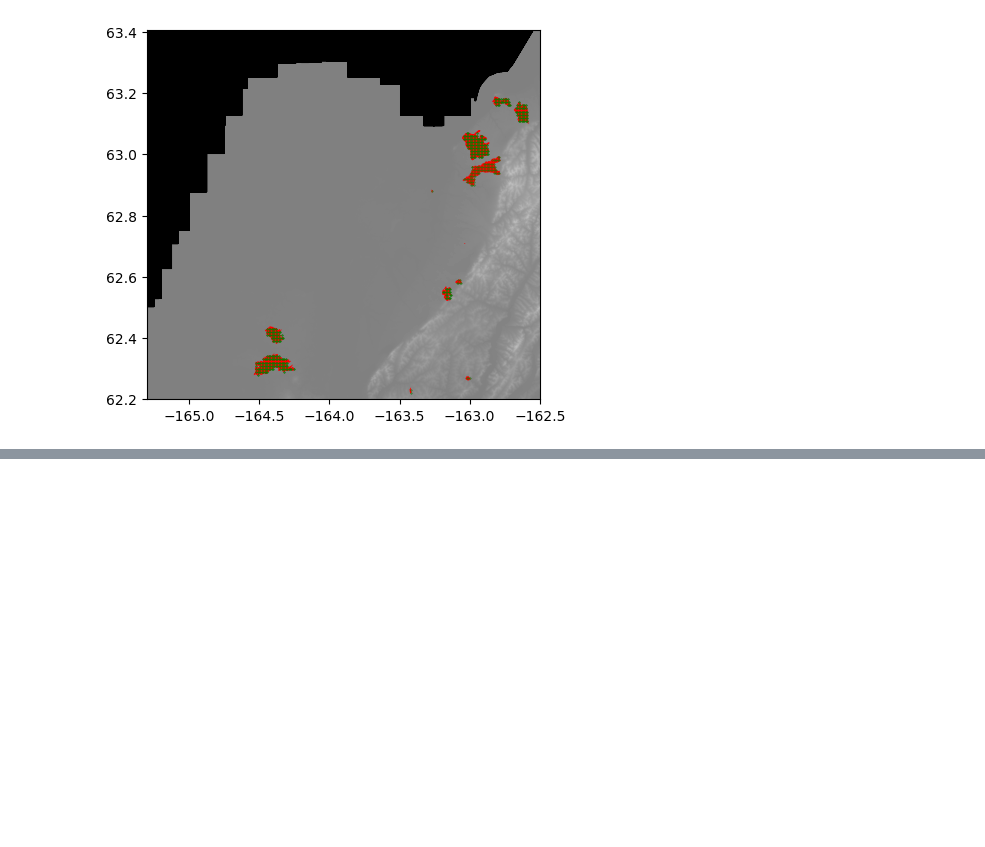
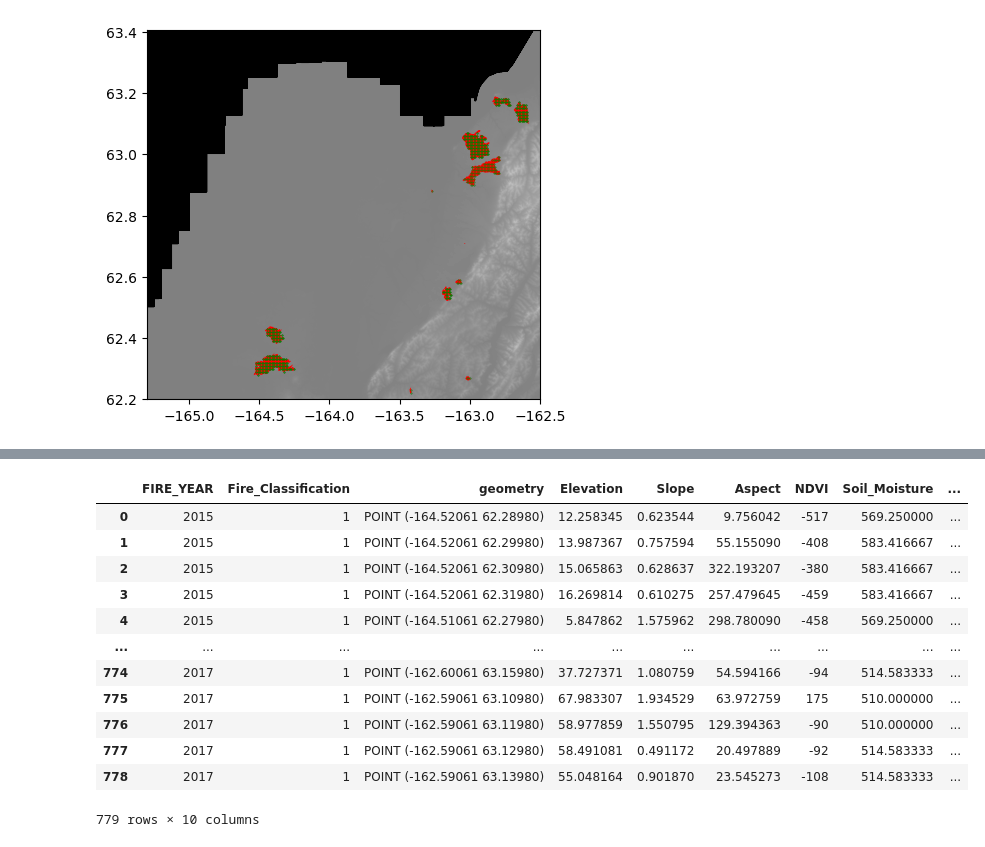
Before and after one commit to cmanna75/wildfire_susceptibility, a Jupyter notebook: Wildfire_Susceptibility.ipynb, the cells around one changed output, grey strips where cells are left out. Drawn from its saved outputs; the diff is of its cells as text; code cells hidden in the pictures; blank space fills up the shorter version.

```diff
--- a/Wildfire_Susceptibility.ipynb
+++ b/Wildfire_Susceptibility.ipynb
@@ -601,0 +367,16 @@ gridinside
+# %%
+wildfire_point_data
+# %% [output]
+|  | FIRE_YEAR | Fire_Classification | geometry | Elevation | Slope | Aspect | NDVI | Soil_Moisture | ... |
+| 0 | 2015 | 1 | POINT (-164.52061 62.28980) | 12.258345 | 0.623544 | 9.756042 | -517 | 569.250000 | ... |
+| 1 | 2015 | 1 | POINT (-164.52061 62.29980) | 13.987367 | 0.757594 | 55.155090 | -408 | 583.416667 | ... |
+| 2 | 2015 | 1 | POINT (-164.52061 62.30980) | 15.065863 | 0.628637 | 322.193207 | -380 | 583.416667 | ... |
+| 3 | 2015 | 1 | POINT (-164.52061 62.31980) | 16.269814 | 0.610275 | 257.479645 | -459 | 583.416667 | ... |
+| 4 | 2015 | 1 | POINT (-164.51061 62.27980) | 5.847862 | 1.575962 | 298.780090 | -458 | 569.250000 | ... |
+| ... | ... | ... | ... | ... | ... | ... | ... | ... | ... |
+| 774 | 2017 | 1 | POINT (-162.60061 63.15980) | 37.727371 | 1.080759 | 54.594166 | -94 | 514.583333 | ... |
+| 775 | 2017 | 1 | POINT (-162.59061 63.10980) | 67.983307 | 1.934529 | 63.972759 | 175 | 510.000000 | ... |
+| 776 | 2017 | 1 | POINT (-162.59061 63.11980) | 58.977859 | 1.550795 | 129.394363 | -90 | 510.000000 | ... |
+| 777 | 2017 | 1 | POINT (-162.59061 63.12980) | 58.491081 | 0.491172 | 20.497889 | -92 | 514.583333 | ... |
+| 778 | 2017 | 1 | POINT (-162.59061 63.13980) | 55.048164 | 0.901870 | 23.545273 | -108 | 514.583333 | ... |
+779 rows × 10 columns
```
Also changed, not shown: parts of 40 cells of this notebook.
